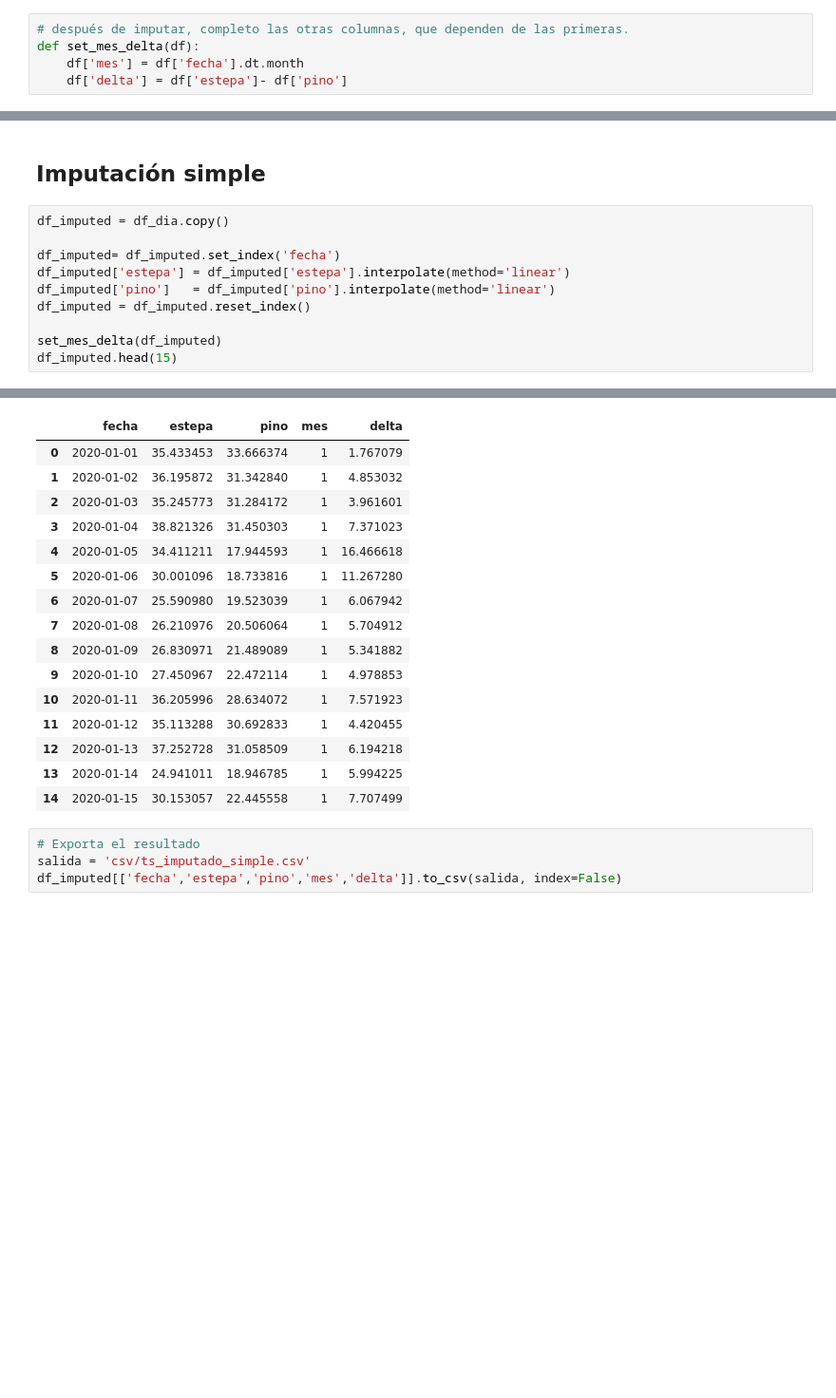
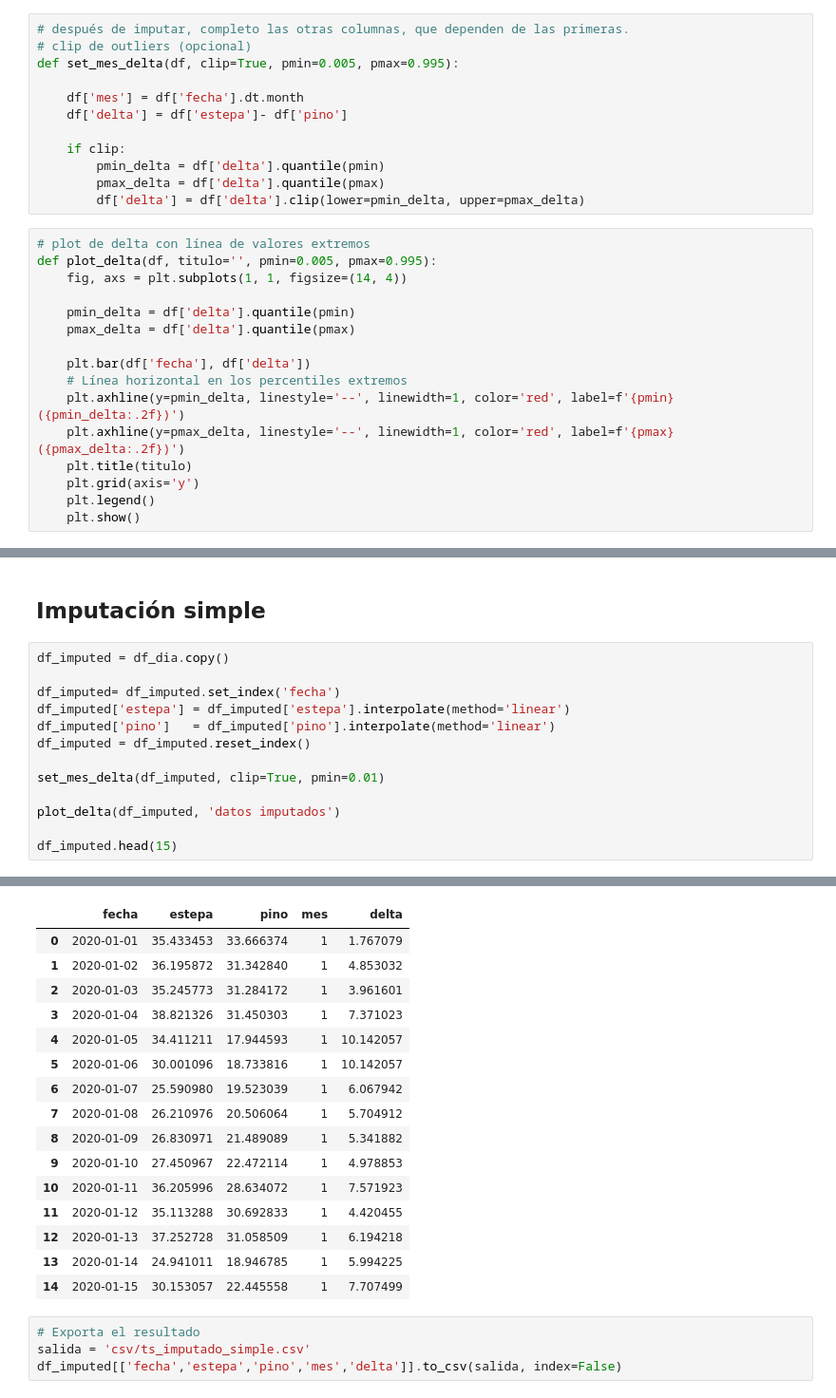
Before and after one commit to arigarmendia/TF-AST2, a Jupyter notebook: 3. Imputaciones.ipynb, the cells around one changed output, grey strips where cells are left out. Shown: that part at 95% size. Cells and saved outputs as stored; diff of their text form; blank space fills up the shorter version.

Commit message:
imputaciones + outliers

```diff
--- a/3. Imputaciones.ipynb
+++ b/3. Imputaciones.ipynb
@@ -19,6 +19,29 @@ import warnings
 warnings.simplefilter(action='ignore', category=FutureWarning)
 # %%
 # después de imputar, completo las otras columnas, que dependen de las primeras.
-def set_mes_delta(df):
+# clip de outliers (opcional)
+def set_mes_delta(df, clip=True, pmin=0.005, pmax=0.995):
+
     df['mes'] = df['fecha'].dt.month
     df['delta'] = df['estepa']- df['pino']
+
+    if clip:
+        pmin_delta = df['delta'].quantile(pmin)
+        pmax_delta = df['delta'].quantile(pmax)
+        df['delta'] = df['delta'].clip(lower=pmin_delta, upper=pmax_delta)
+# %%
+# plot de delta con línea de valores extremos
+def plot_delta(df, titulo='', pmin=0.005, pmax=0.995):
+    fig, axs = plt.subplots(1, 1, figsize=(14, 4))
+
+    pmin_delta = df['delta'].quantile(pmin)
+    pmax_delta = df['delta'].quantile(pmax)
+
+    plt.bar(df['fecha'], df['delta'])
+    # Línea horizontal en los percentiles extremos
+    plt.axhline(y=pmin_delta, linestyle='--', linewidth=1, color='red', label=f'{pmin} ({pmin_delta:.2f})')
+    plt.axhline(y=pmax_delta, linestyle='--', linewidth=1, color='red', label=f'{pmax} ({pmax_delta:.2f})')
+    plt.title(titulo)
+    plt.grid(axis='y')
+    plt.legend()
+    plt.show()
@@ -53,6 +82,9 @@ df_imputed['estepa'] = df_imputed['estepa'].interpolate(method='linear')
 df_imputed['pino']   = df_imputed['pino'].interpolate(method='linear')
 df_imputed = df_imputed.reset_index()
 
-set_mes_delta(df_imputed)
+set_mes_delta(df_imputed, clip=True, pmin=0.01)
+
+plot_delta(df_imputed, 'datos imputados')
+
 df_imputed.head(15)
 # %% [output]
@@ -59,10 +92,10 @@ df_imputed.head(15)
 |  | fecha | estepa | pino | mes | delta |
 | 0 | 2020-01-01 | 35.433453 | 33.666374 | 1 | 1.767079 |
 | 1 | 2020-01-02 | 36.195872 | 31.342840 | 1 | 4.853032 |
 | 2 | 2020-01-03 | 35.245773 | 31.284172 | 1 | 3.961601 |
 | 3 | 2020-01-04 | 38.821326 | 31.450303 | 1 | 7.371023 |
-| 4 | 2020-01-05 | 34.411211 | 17.944593 | 1 | 16.466618 |
-| 5 | 2020-01-06 | 30.001096 | 18.733816 | 1 | 11.267280 |
+| 4 | 2020-01-05 | 34.411211 | 17.944593 | 1 | 10.142057 |
+| 5 | 2020-01-06 | 30.001096 | 18.733816 | 1 | 10.142057 |
 | 6 | 2020-01-07 | 25.590980 | 19.523039 | 1 | 6.067942 |
 | 7 | 2020-01-08 | 26.210976 | 20.506064 | 1 | 5.704912 |
 | 8 | 2020-01-09 | 26.830971 | 21.489089 | 1 | 5.341882 |
```
Also changed, not shown: parts of 10 cells of this notebook, 5 other files.
